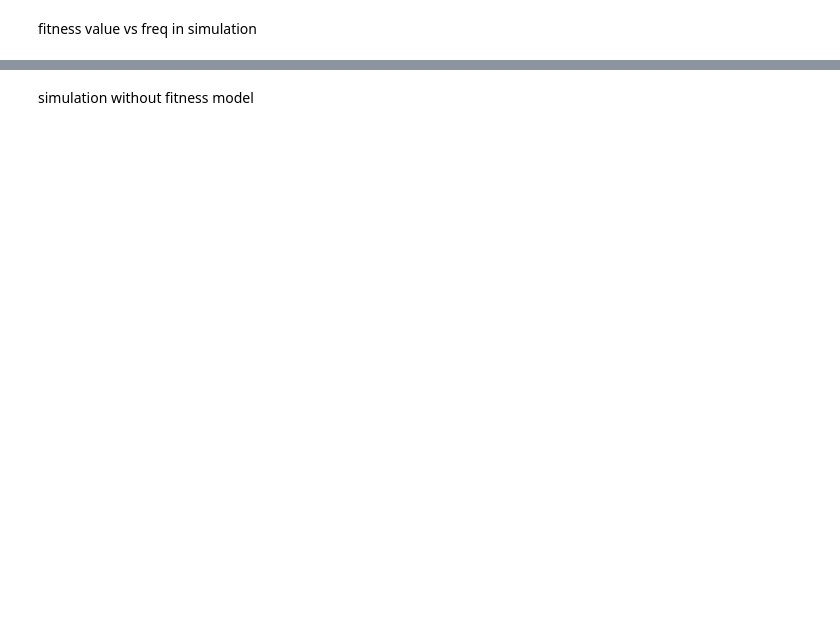
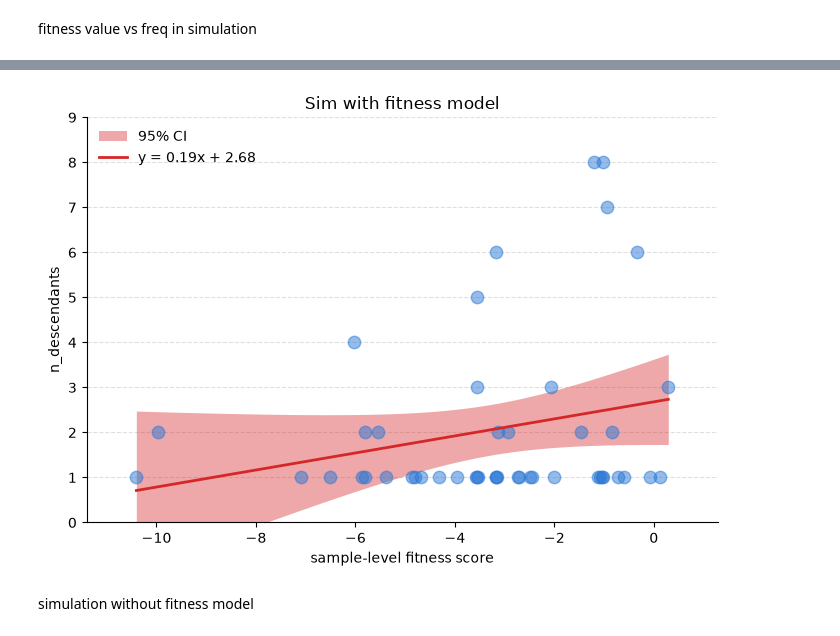
Before and after one commit to andersen-lab/covasim4wastewater, a Jupyter notebook: docs/tutorials/sim.ipynb, the cells around one changed output, grey strips where cells are left out. Drawn from its saved outputs; the diff is of its cells as text; code cells hidden in the pictures; blank space fills up the shorter version.

```diff
--- a/docs/tutorials/sim.ipynb
+++ b/docs/tutorials/sim.ipynb
@@ -281,0 +257,2 @@ plt.show()
+# %%
+node_stats = compute_node_stats(H, mutation_nodes, node_events)
@@ -282,3 +286,7 @@ plt.show()
+# %%
+plot_ndesc_vs_fitness(node_stats)
+# %% [output]
+[figure, added]
 # %% [markdown]
 simulation without fitness model
 # %%
```
Also changed, not shown: parts of 18 cells of this notebook, 3 other files.
